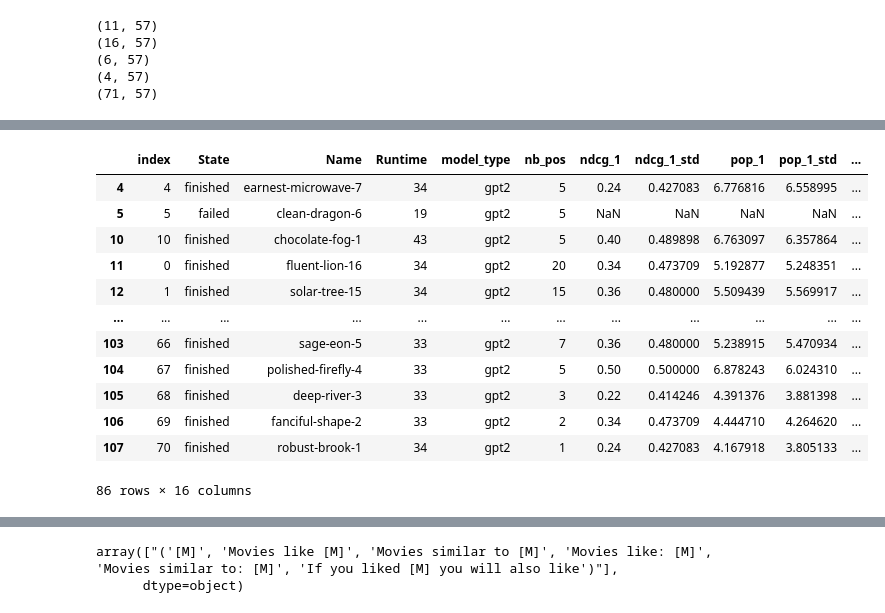
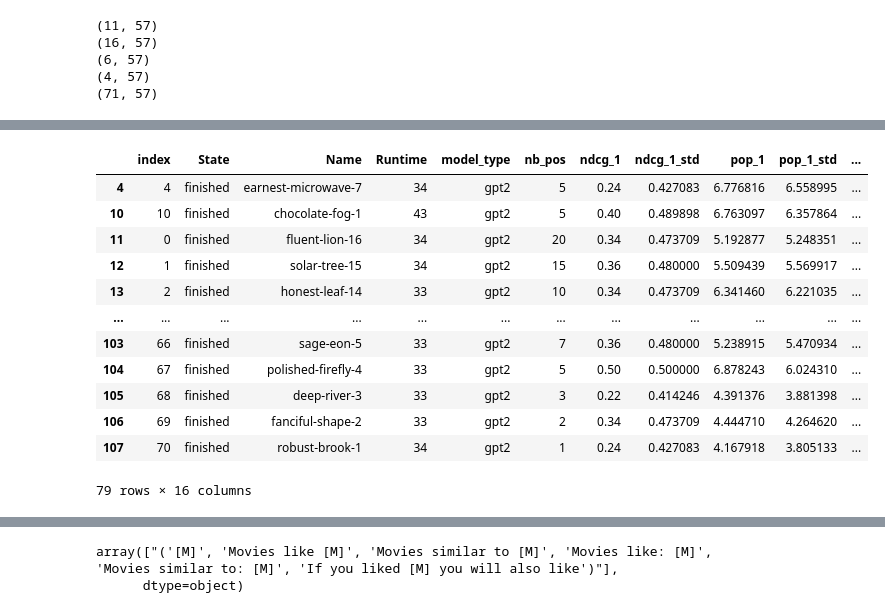
Before and after one commit to JurajkoDS/Exp_Des, a Jupyter notebook: visualisations_markus.ipynb, the cells around one changed output, grey strips where cells are left out. Saved outputs shown, nothing was run; the diff lists cells and outputs as text; code cells hidden in the pictures.

```diff
--- a/visualisations_markus.ipynb
+++ b/visualisations_markus.ipynb
@@ -70,17 +68,18 @@ data_filtered_gpt2 = data_filtered_gpt2.reset_index()
 # %%
 data_filtered_prompt_id_0 = data_filtered[data_filtered['prompt_id'] == 0]
+data_filtered_prompt_id_0 = data_filtered_prompt_id_0.dropna()
 data_filtered_prompt_id_0
 # %% [output]
 |  | index | State | Name | Runtime | model_type | nb_pos | ndcg_1 | ndcg_1_std | pop_1 | pop_1_std | ... |
 | 4 | 4 | finished | earnest-microwave-7 | 34 | gpt2 | 5 | 0.24 | 0.427083 | 6.776816 | 6.558995 | ... |
-| 5 | 5 | failed | clean-dragon-6 | 19 | gpt2 | 5 | NaN | NaN | NaN | NaN | ... |
 | 10 | 10 | finished | chocolate-fog-1 | 43 | gpt2 | 5 | 0.40 | 0.489898 | 6.763097 | 6.357864 | ... |
 | 11 | 0 | finished | fluent-lion-16 | 34 | gpt2 | 20 | 0.34 | 0.473709 | 5.192877 | 5.248351 | ... |
 | 12 | 1 | finished | solar-tree-15 | 34 | gpt2 | 15 | 0.36 | 0.480000 | 5.509439 | 5.569917 | ... |
+| 13 | 2 | finished | honest-leaf-14 | 33 | gpt2 | 10 | 0.34 | 0.473709 | 6.341460 | 6.221035 | ... |
 | ... | ... | ... | ... | ... | ... | ... | ... | ... | ... | ... | ... |
 | 103 | 66 | finished | sage-eon-5 | 33 | gpt2 | 7 | 0.36 | 0.480000 | 5.238915 | 5.470934 | ... |
 | 104 | 67 | finished | polished-firefly-4 | 33 | gpt2 | 5 | 0.50 | 0.500000 | 6.878243 | 6.024310 | ... |
 | 105 | 68 | finished | deep-river-3 | 33 | gpt2 | 3 | 0.22 | 0.414246 | 4.391376 | 3.881398 | ... |
 | 106 | 69 | finished | fanciful-shape-2 | 33 | gpt2 | 2 | 0.34 | 0.473709 | 4.444710 | 4.264620 | ... |
 | 107 | 70 | finished | robust-brook-1 | 34 | gpt2 | 1 | 0.24 | 0.427083 | 4.167918 | 3.805133 | ... |
-86 rows × 16 columns
+79 rows × 16 columns
```
Also changed, not shown: parts of 11 cells of this notebook.
